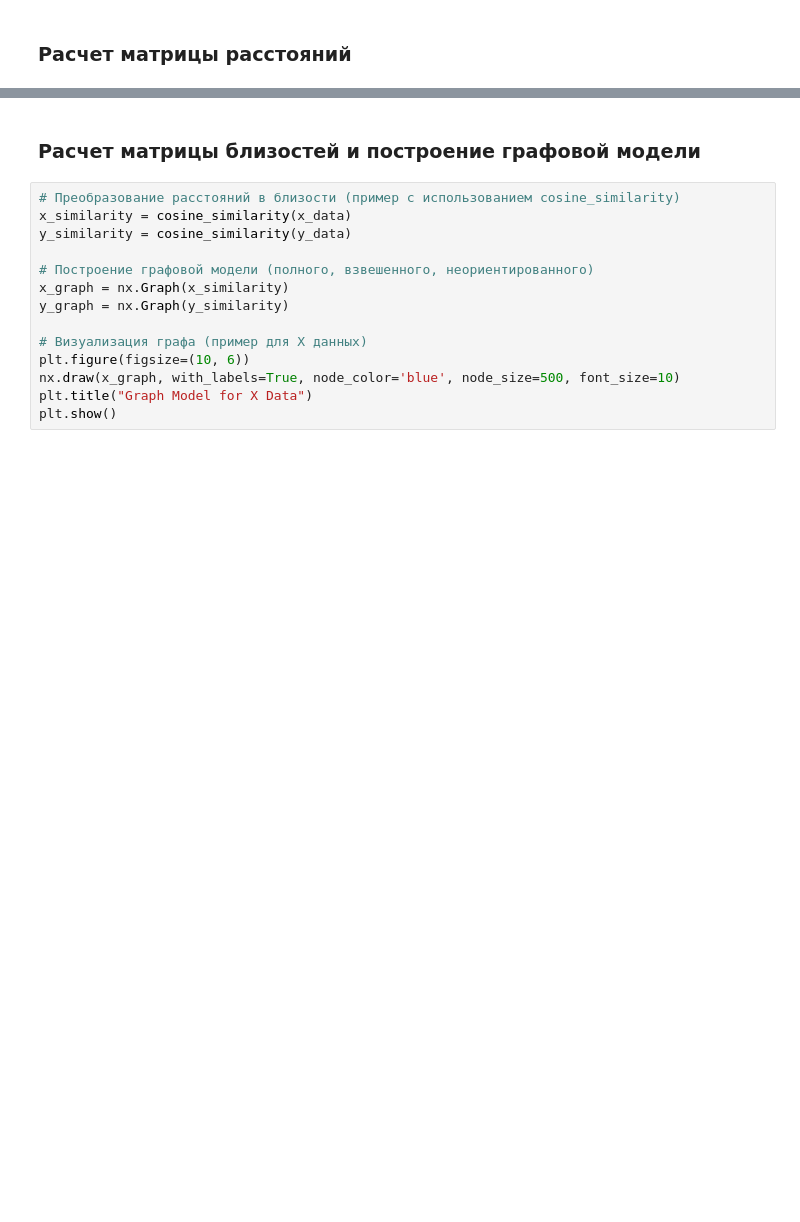
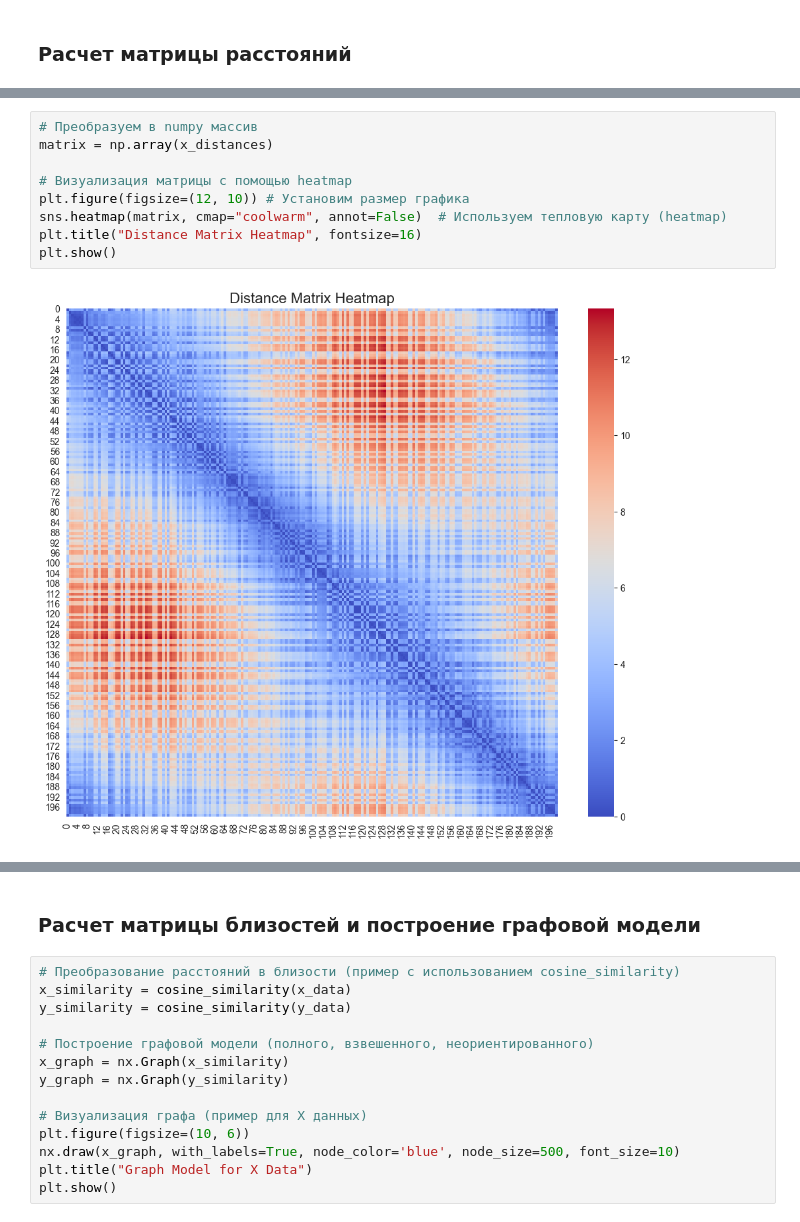
Before and after one commit to MalyginAE/clustering, a Jupyter notebook: laba2.ipynb, the cells around one changed output, grey strips where cells are left out. Drawn from its saved outputs; the diff is of its cells as text; blank space fills up the shorter version.

```diff
--- a/laba2.ipynb
+++ b/laba2.ipynb
@@ -64,0 +61,11 @@ Distance Matrix for Y data
+# %%
+# Преобразуем в numpy массив
+matrix = np.array(x_distances)
+
+# Визуализация матрицы с помощью heatmap
+plt.figure(figsize=(12, 10)) # Установим размер графика
+sns.heatmap(matrix, cmap="coolwarm", annot=False)  # Используем тепловую карту (heatmap)
+plt.title("Distance Matrix Heatmap", fontsize=16)
+plt.show()
+# %% [output]
+[figure, added]
```
Also changed, not shown: parts of 16 cells of this notebook.
